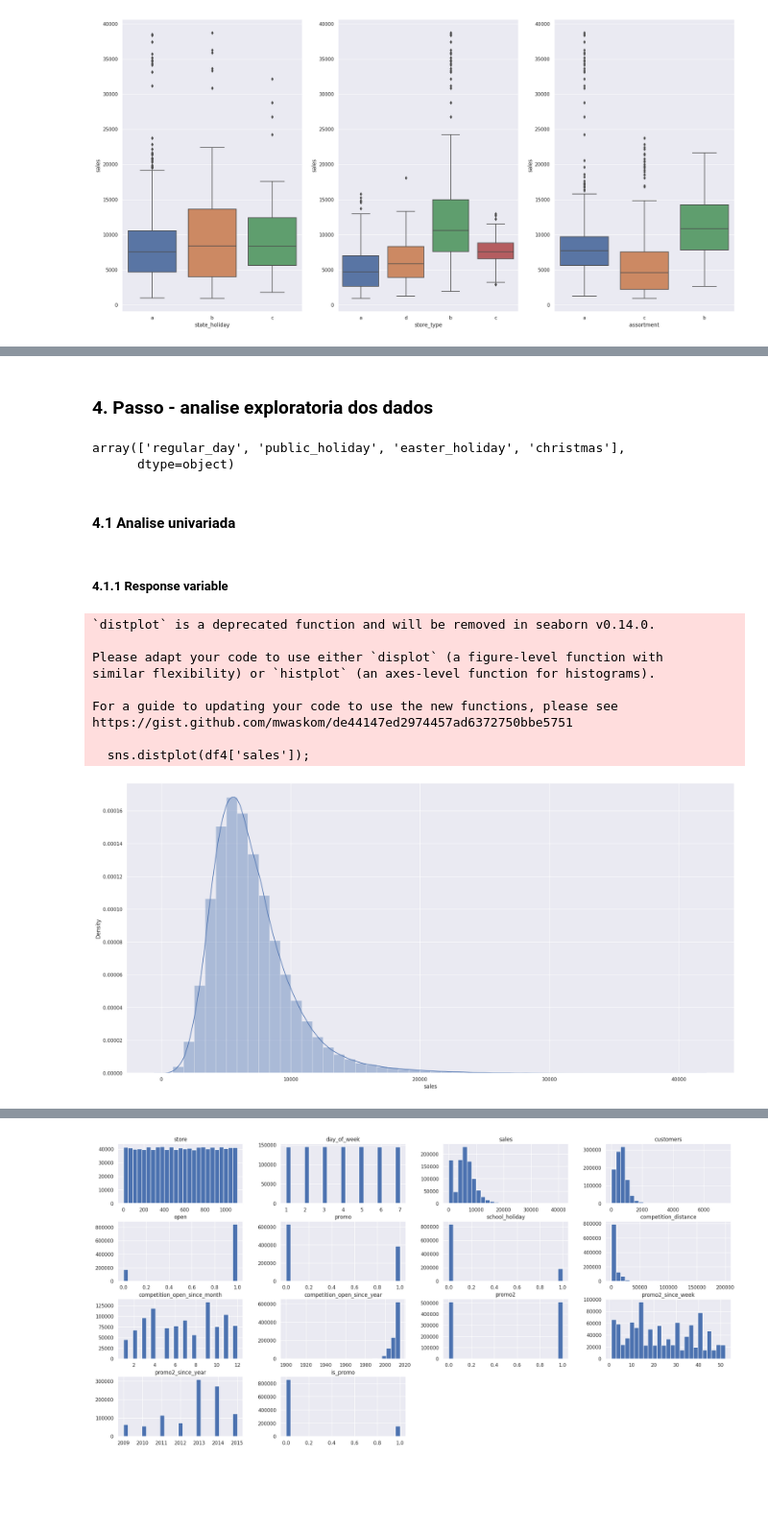
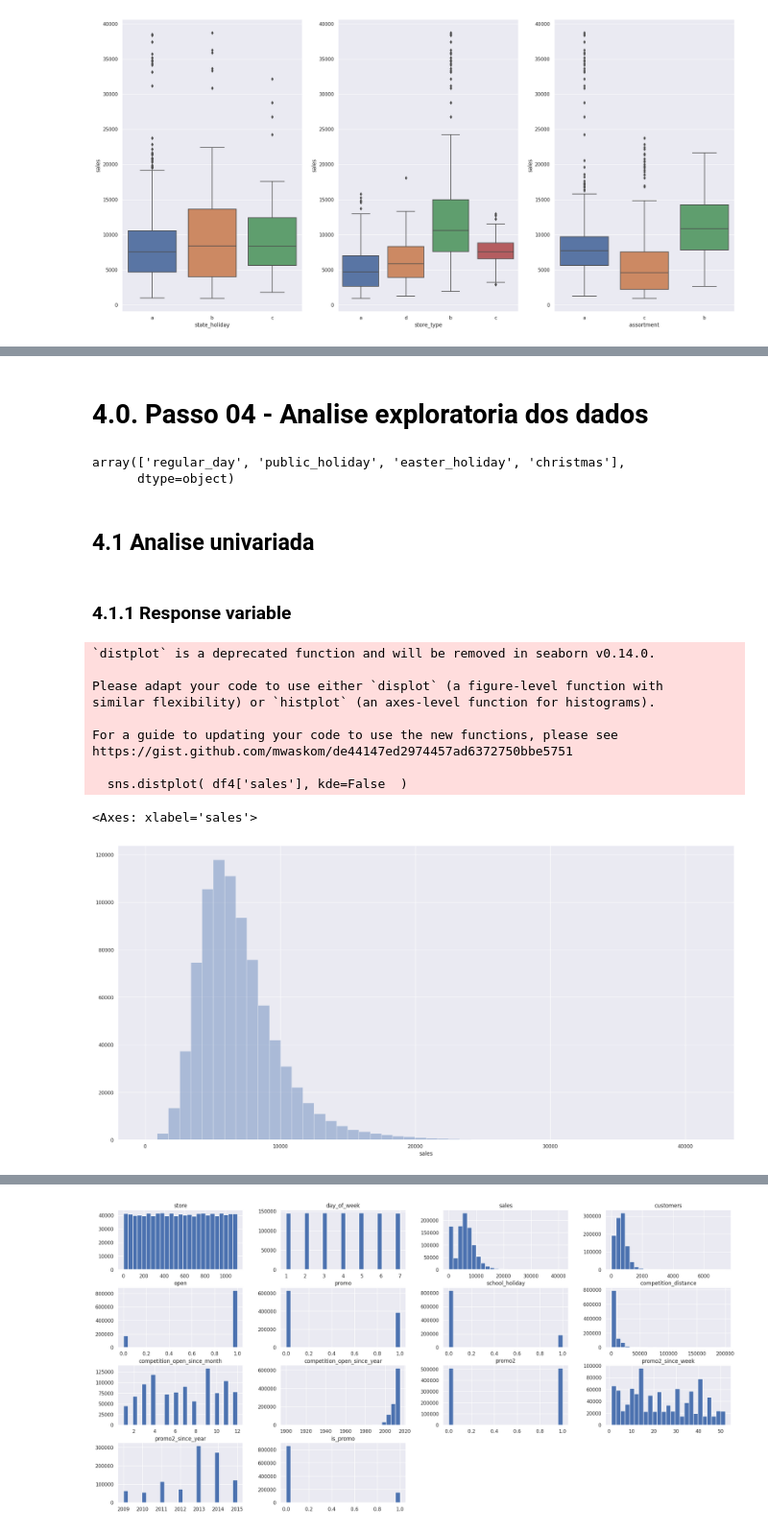
Before and after one commit to segovia-cmp/rosmann_project, a Jupyter notebook: notebooks/store_salar_prediction.ipynb, the cells around one changed output, grey strips where cells are left out. Shown at 96% size. Drawn from its saved outputs; the diff is of its cells as text; code cells hidden in the pictures; blank space fills up the shorter version.

```diff
--- a/notebooks/store_salar_prediction.ipynb
+++ b/notebooks/store_salar_prediction.ipynb
@@ -318,7 +339,7 @@ df3 = df3[(df3['open'] != 0) & (df3['sales'] > 0)]
 cols_drop = ['customers', 'open', 'promo_interval', 'month_map']
 df3 = df3.drop(cols_drop, axis=1)
 # %% [markdown]
-### 4. Passo  - analise exploratoria dos dados
+# 4.0. Passo 04  - Analise exploratoria dos dados
 # %%
 df4 = df3.copy()
 # %%
@@ -327,20 +348,21 @@ df4['state_holiday'].unique()
 array(['regular_day', 'public_holiday', 'easter_holiday', 'christmas'],
       dtype=object)
 # %% [markdown]
-#### 4.1 Analise univariada
+## 4.1 Analise univariada
 # %% [markdown]
-##### 4.1.1 Response variable
+### 4.1.1 Response variable
 # %%
-sns.distplot(df4['sales']);
+sns.distplot( df4['sales'], kde=False  )
 # %% [output]
 `distplot` is a deprecated function and will be removed in seaborn v0.14.0.
 
 Please adapt your code to use either `displot` (a figure-level function with
 similar flexibility) or `histplot` (an axes-level function for histograms).
 
 For a guide to updating your code to use the new functions, please see
 https://gist.github.com/mwaskom/de44147ed2974457ad6372750bbe5751
 
-  sns.distplot(df4['sales']);
+  sns.distplot( df4['sales'], kde=False  )
+<Axes: xlabel='sales'>
-[figure, old version]
+[figure, new version]
 # %% [markdown]
```
Also changed, not shown: parts of 57 cells of this notebook.
